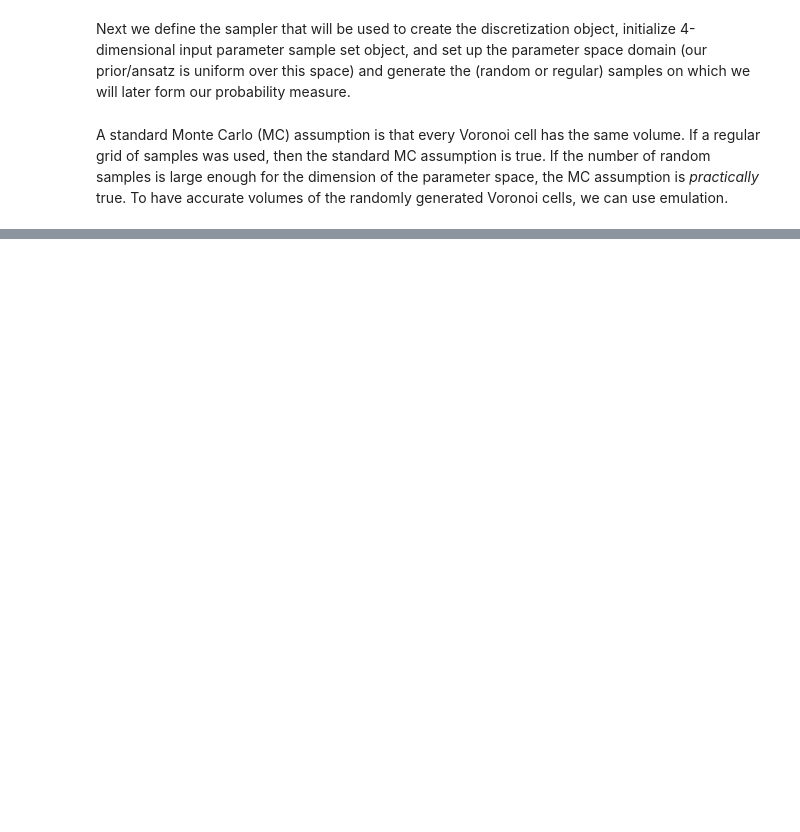
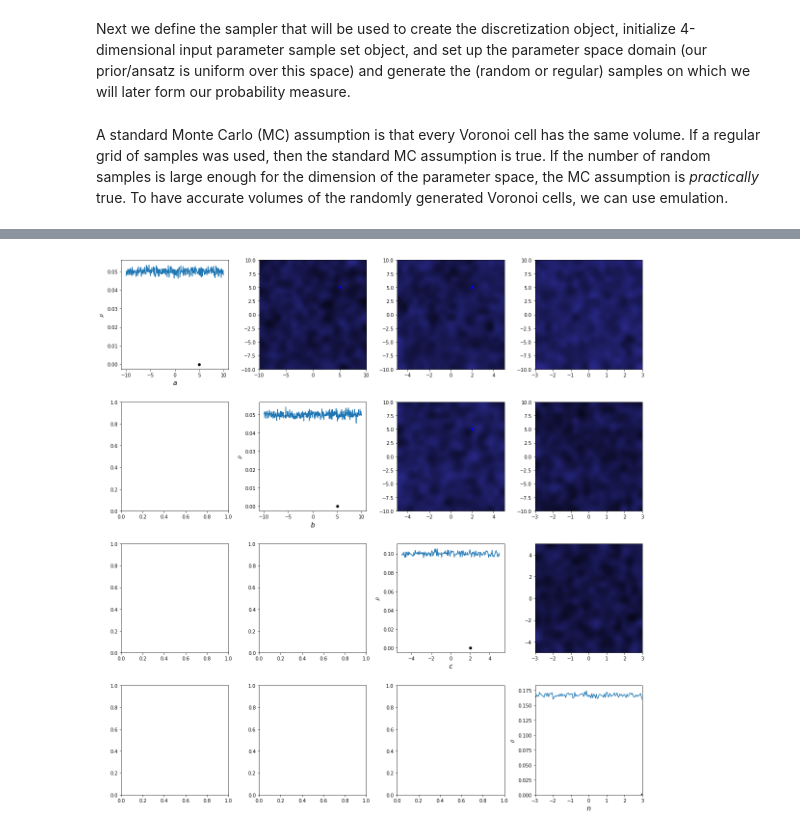
Before and after one commit to mpilosov/BET, a Jupyter notebook: examples/polynomial/Polynomial_Fit_BET_MADS_Comparison.ipynb, the cells around one changed output, grey strips where cells are left out. Drawn from its saved outputs; the diff is of its cells as text; code cells hidden in the pictures; blank space fills up the shorter version.

```diff
--- a/examples/polynomial/Polynomial_Fit_BET_MADS_Comparison.ipynb
+++ b/examples/polynomial/Polynomial_Fit_BET_MADS_Comparison.ipynb
@@ -22,8 +22,8 @@ from matplotlib import cm
 %matplotlib inline
 # %%
 num_input_samples = 5E5 # Note 20,000 samples is similar to what the regular grid would use
-randomSampling = False # random or regular sampling?
-grid_factor = 10 # for regular sampling only. how many per interval.
+randomSampling = True # random or regular sampling?
+grid_factor = 1 # for regular sampling only. how many per interval.
 # %% [markdown]
 Define reference parameter. Recall that
 $$
@@ -47,6 +49,7 @@ We then pick any viable reference parameter and map it to our 4-D output space.
 a = 10*np.random.rand()-5 # choose any a between -5 and 5
 # pick any one of the analytical solutions [a,b,c,n]
 ref_param = np.array([[a, 1.0, -a, 0.0]])
+ref_param = np.array([[5,5,2,3]])
 # ref_param = np.array([[a, 1.0-a, 0.0, 1.0]])
 Q_ref =  my_model(np.array(ref_param))
 print ref_param[0], '=>', Q_ref[0]
@@ -126,0 +169,56 @@ print 'which represents: ', 100*sum(input_samples._probabilities[above_thresh]),
+# %%
+plot_disc = 20 # plotting discretization
+
+# calculate 2d marginal probs
+(bins2D, marginals2D) = plotP.calculate_2D_marginal_probs(input_samples,
+                                                        nbins = plot_disc*np.ones(4))
+
+# smooth 2d marginals probs (optional)
+# marginals2D = plotP.smooth_marginals_2D(marginals2D, bins, sigma=0.2)
+
+# plot 2d marginals probs
+plotP.plot_2D_marginal_probs(marginals2D, bins2D, input_samples, filename = "linearMap",
+                             lam_ref=ref_param[0], file_extension = ".eps", plot_surface=False)
+
+# calculate 1d marginal probs
+(bins1D, marginals1D) = plotP.calculate_1D_marginal_probs(input_samples,
+#                                                         nbins = plot_disc*np.ones(4))
+                                                        nbins = plot_disc*np.array([20, 20, 10, 6]))
+# smooth 1d marginal probs (optional)
+# marginals1D = plotP.smooth_marginals_1D(marginals1D, bins1D, sigma=0.1)
+
+plt.rcParams['figure.figsize'] = (16, 16)
+lambda_label = ['a','b','c','n']
+f, ax = plt.subplots(4,4)
+for i in xrange(4):
+    for j in xrange(4):
+        lam_domain = input_samples.get_domain()
+        if i==j:
+            x_range = np.linspace(lam_domain[i, 0], lam_domain[i, 1],
+                    len(bins1D[i])-1)
+            ax[i,j].plot(x_range, marginals1D[i]/(bins1D[i][1]-bins1D[i][0]))
+#             ax[i,j].set_ylim([0, 1.05*np.max(marginals1D[i]/(bins1D[i][1]-bins1D[i][0]))])
+            plt.axis([lam_domain[i][0], lam_domain[i][1],
+                      0, 1.05*np.max(marginals1D[i]/(bins1D[i][1]-bins1D[i][0]))])
+            ax[i,j].plot(ref_param[0,i], 0.0, 'ko', markersize=5)
+            ax[i,j].set_ylabel(r'$\rho$')
+            ax[i,j].set_xlabel(r'$%s$'%lambda_label[i],fontsize=14)
+
+        elif i<j:
+#             ax[i,j].scatter(marginals1D[i], marginals1D[j])
+            boxSize = (bins2D[i][1]-bins2D[i][0])*(bins2D[j][1]-bins2D[j][0])
+            ax[i,j].imshow(marginals2D[(i,j)]/boxSize,
+                          interpolation='bicubic', cmap=cm.CMRmap_r,
+                          extent=[lam_domain[j][0], lam_domain[j][1],
+                          lam_domain[i][0], lam_domain[i][1]], origin='lower',
+                          vmax=marginals2D[(i, j)].max()/boxSize, vmin=0, aspect='auto')
+            ax[i,j].plot(ref_param[0,j], ref_param[0,i], 'bo', markersize=5)
+            plt.axis([lam_domain[j][0], lam_domain[j][1],
+                      lam_domain[i][0], lam_domain[i][1]])
+            plt.tight_layout()
+#             ax[i,j].set_ylabel(r'$%s$'%lambda_label[j])
+
+f.subplots_adjust(hspace=0.3)
+plt.show()
+# %% [output]
+[figure, added]
```
Also changed, not shown: parts of 21 cells of this notebook, 1 other file.
